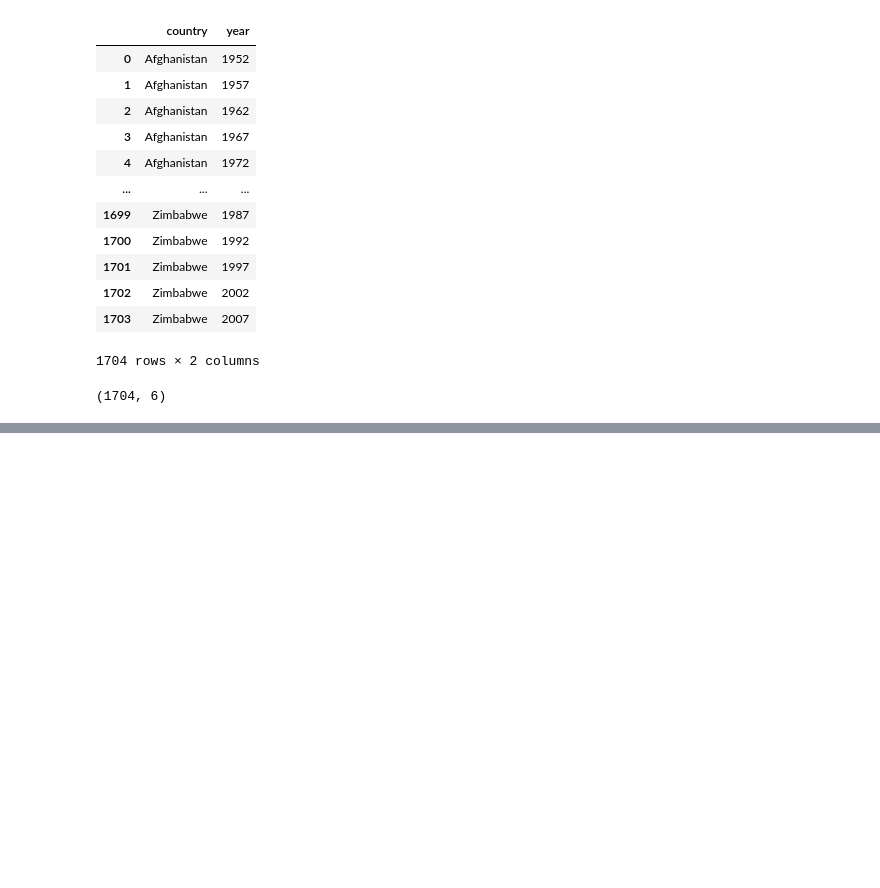
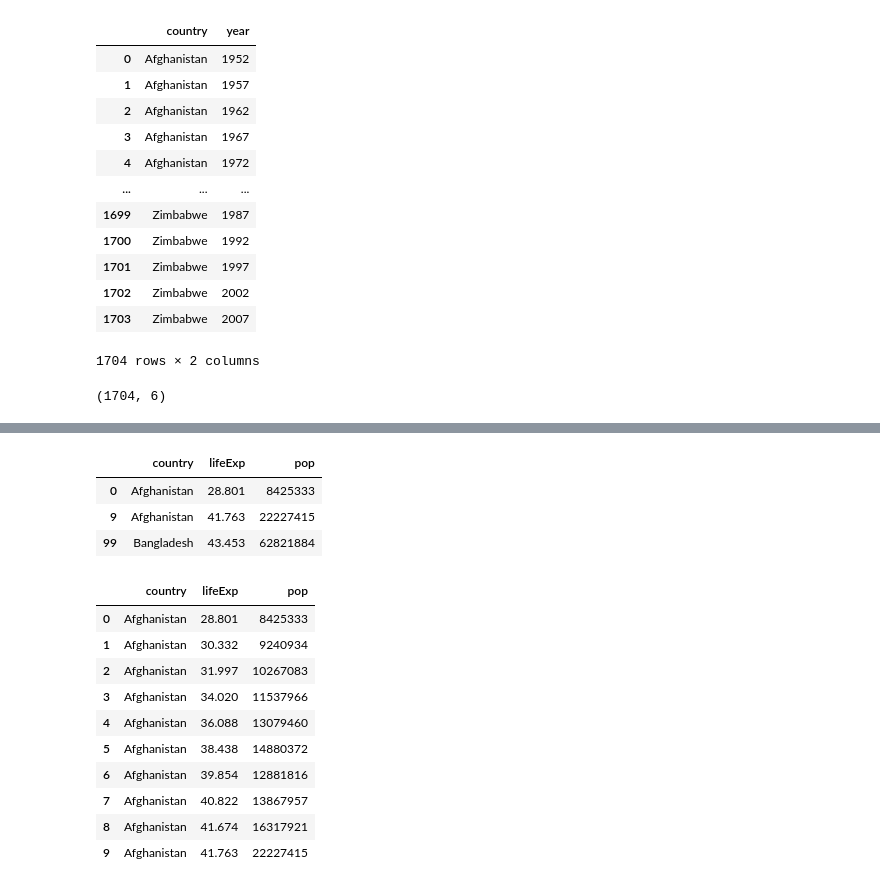
Before and after one commit to CHYHEE/Python, a Jupyter notebook: lesson_pandas_1.ipynb, the cells around one changed output, grey strips where cells are left out. Cells and saved outputs as stored; diff of their text form; code cells hidden in the pictures; blank space fills up the shorter version.

```diff
--- a/lesson_pandas_1.ipynb
+++ b/lesson_pandas_1.ipynb
@@ -172,0 +246,8 @@ df.shape
+# %%
+# df의 첫 번째 10번째 100번째 정보를 출력하시오
+df.iloc[[0,9,99], [0,3,4]]
+# %% [output]
+|  | country | lifeExp | pop |
+| 0 | Afghanistan | 28.801 | 8425333 |
+| 9 | Afghanistan | 41.763 | 22227415 |
+| 99 | Bangladesh | 43.453 | 62821884 |
@@ -172,0 +257,15 @@ df.shape
+# %%
+# df의 연속적으로 첫 번째에서 10번째 정보를 country, lifeExp, pop를 출력하시오
+df.iloc[:10,[0,3,4]]
+# %% [output]
+|  | country | lifeExp | pop |
+| 0 | Afghanistan | 28.801 | 8425333 |
+| 1 | Afghanistan | 30.332 | 9240934 |
+| 2 | Afghanistan | 31.997 | 10267083 |
+| 3 | Afghanistan | 34.020 | 11537966 |
+| 4 | Afghanistan | 36.088 | 13079460 |
+| 5 | Afghanistan | 38.438 | 14880372 |
+| 6 | Afghanistan | 39.854 | 12881816 |
+| 7 | Afghanistan | 40.822 | 13867957 |
+| 8 | Afghanistan | 41.674 | 16317921 |
+| 9 | Afghanistan | 41.763 | 22227415 |
```
Also changed, not shown: parts of 9 cells of this notebook, 1 other file.
